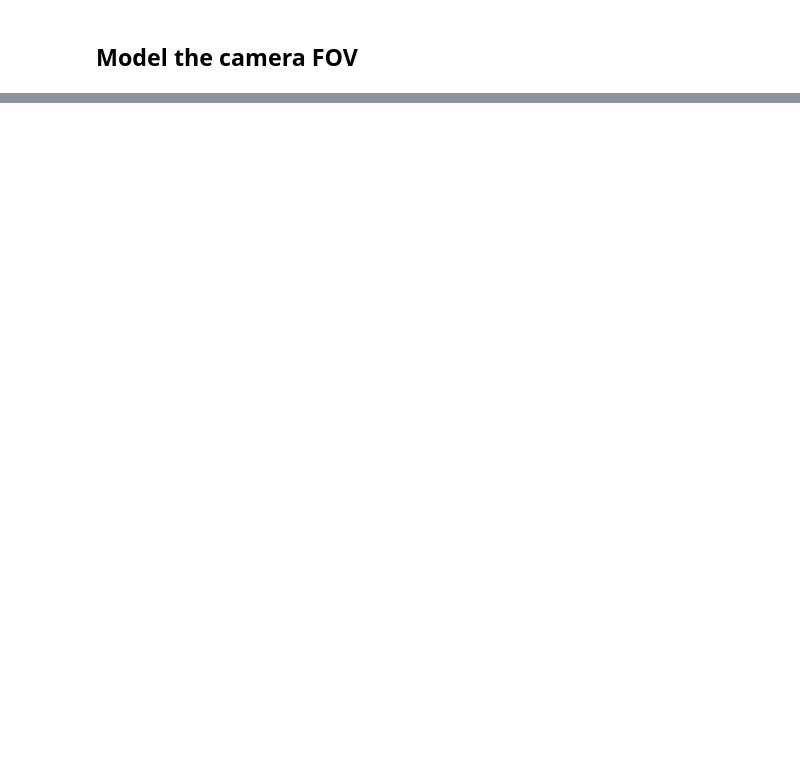
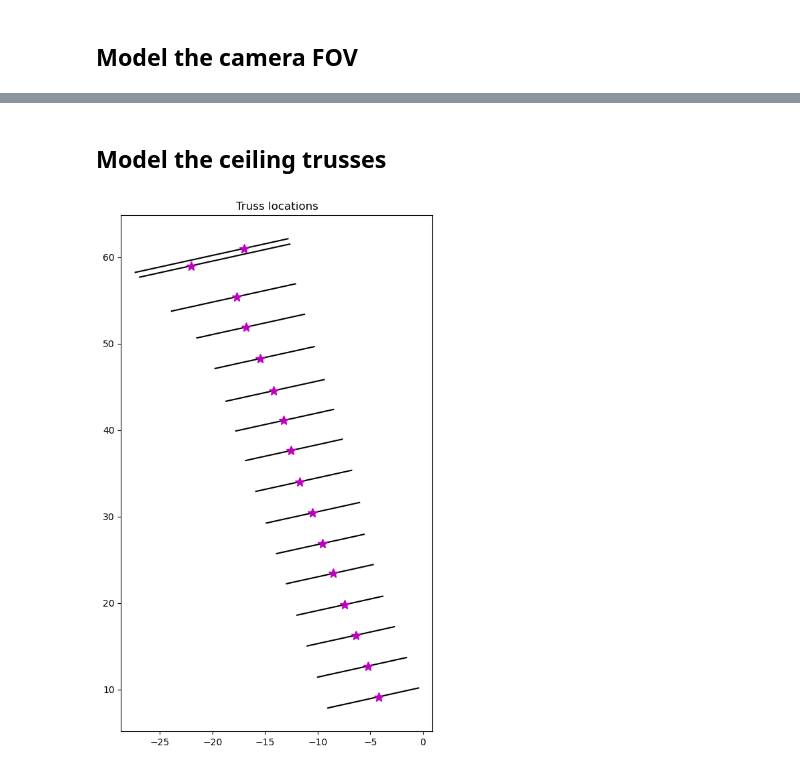
Before and after one commit to RaineyAbe/soo_locks_photogrammetry, a Jupyter notebook: camera_calibration/model_camera_coverage.ipynb, the cells around one changed output, grey strips where cells are left out. Saved outputs shown, nothing was run; the diff lists cells and outputs as text; code cells hidden in the pictures; blank space fills up the shorter version.

```diff
--- a/camera_calibration/model_camera_coverage.ipynb
+++ b/camera_calibration/model_camera_coverage.ipynb
@@ -295,0 +580,71 @@ plt.show()
+# %% [markdown]
+## Model the ceiling trusses
+# %%
+# Load the rafter heights from Dom
+raster_heights_file = os.path.join(inputs_folder, 'rafter-heights(Rafter Z Values).csv')
+rh = pd.read_csv(raster_heights_file)
+
+# skip the northern trusses for now (not sure on the angles)
+# truss_heights = rh.iloc[2:].reset_index(drop=True)
+truss_heights = rh.copy()
+
+# Get the center x and y coordinates from camera locations
+x_coords, y_coords = [],[]
+for i,row in truss_heights.iterrows():
+    if i==0:
+        x,y = -22, 59
+    elif i==1:
+        x,y = -17, 61
+    else:
+        ch1,ch2 = row['Label'].split('-')
+        x,y = get_coords_between_cams(ch1, ch2)
+    x_coords += [x]
+    y_coords += [y]
+truss_heights['xc'] = x_coords
+truss_heights['yc'] = y_coords
+
+fig, ax = plt.subplots(figsize=(6,10))
+
+# Create LineString of bottom truss extent - extend 20 m perpendicular to camera yaw
+truss_angle = 15
+ext = 20
+extents = []
+for i,row in truss_heights.iterrows():
+    yleft = row['yc'] - (ext * np.sin(np.deg2rad(truss_angle)))
+    xleft = row['xc'] - (ext * np.cos(np.deg2rad(truss_angle)))
+    yright = row['yc'] + (ext * np.sin(np.deg2rad(truss_angle)))
+    xright = row['xc'] + (ext * np.cos(np.deg2rad(truss_angle)))
+    extent = LineString([(xleft,yleft), (xright, yright)])
+    # crop to model space
+    extent = extent.intersection(model_space_gdf['geometry'].values[0])
+    extents += [extent]
+    # plot
+    ax.plot(extent.coords.xy[0], extent.coords.xy[1], '-k')
+    ax.plot(row['xc'], row['yc'], '*m', markersize=10)
+
+ax.set_title('Truss locations')
+plt.show()
+
+truss_heights['extent'] = extents
+
+# Now, create 3D polygons by extending to the ceiling
+ceiling_height = 10
+geoms = []
+for i,row in truss_heights.iterrows():
+    x1, x2 = row['extent'].coords.xy[0]
+    y1, y2 = row['extent'].coords.xy[1]
+    z1 = row['Z-Value - 15cm']
+    z2 = ceiling_height
+    geoms += [Polygon([
+        [x1, y1, z1],
+        [x2, y2, z1],
+        [x2, y2, z2],
+        [x1, y1, z2],
+        [x1, y1, z1]
+    ])]
+
+# Convert to geodataframe
+trusses_gdf = gpd.GeoDataFrame(geometry=geoms, crs="EPSG:32619")
+trusses_gdf
+# %% [output]
+[figure, added]
```
Also changed, not shown: parts of 21 cells of this notebook, 3 other files.
